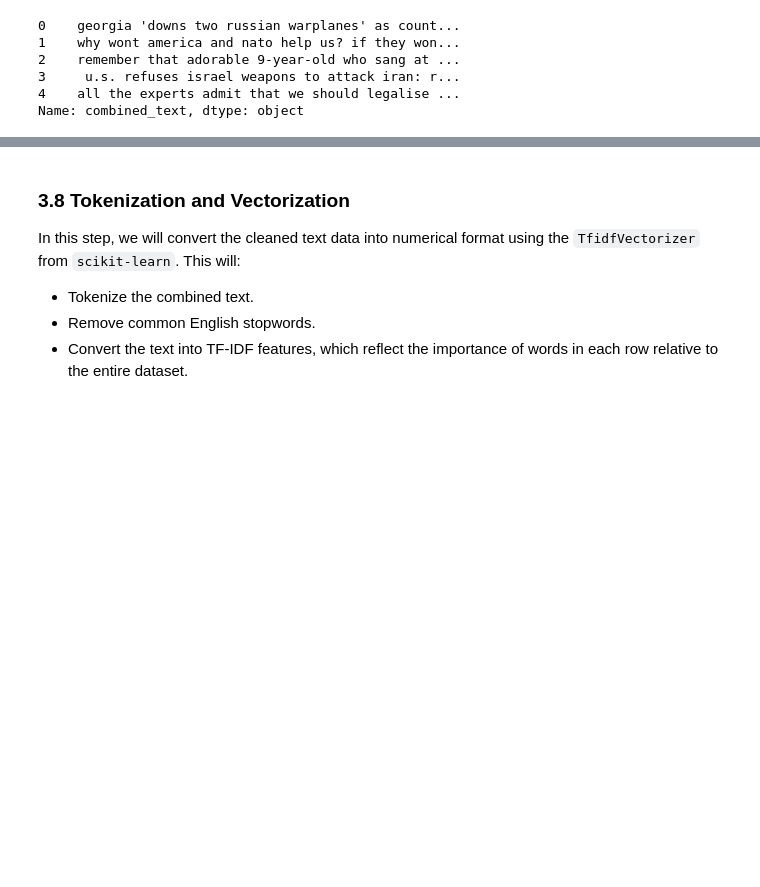
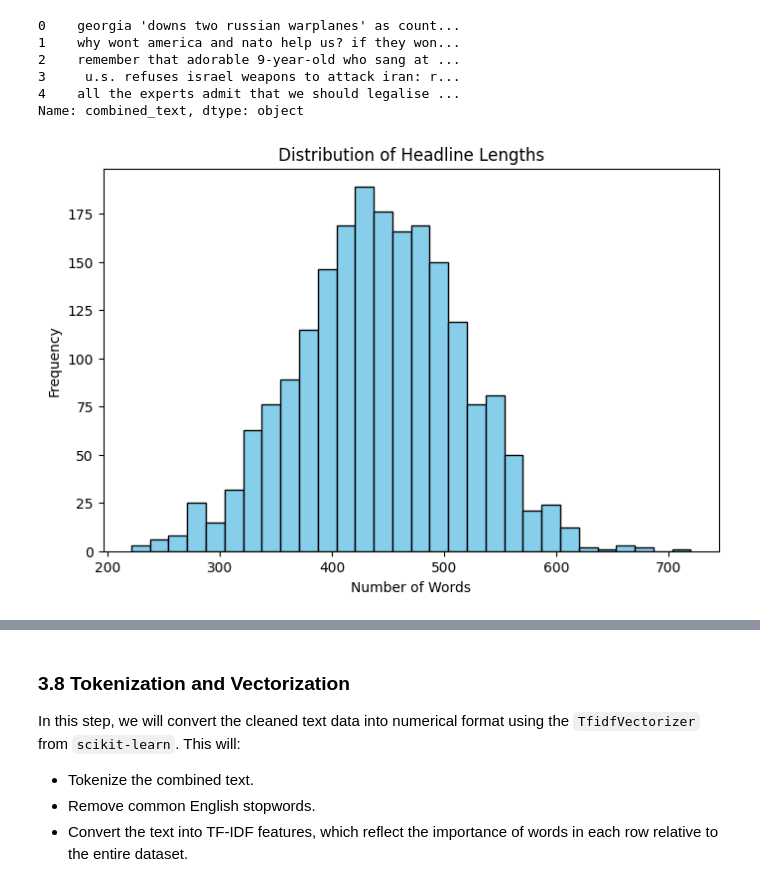
Before and after one commit to don4ye/SentimentPulse, a Jupyter notebook: SentimentPulse_StockPrediction.ipynb, the cells around one changed output, grey strips where cells are left out. Drawn from its saved outputs; the diff is of its cells as text; code cells hidden in the pictures; blank space fills up the shorter version.

Commit message:
Added EDA images, .gitignore, and requirements.txt

```diff
--- a/SentimentPulse_StockPrediction.ipynb
+++ b/SentimentPulse_StockPrediction.ipynb
@@ -166,3 +166,22 @@ data['combined_text'].head()
 3     u.s. refuses israel weapons to attack iran: r...
 4    all the experts admit that we should legalise ...
 Name: combined_text, dtype: object
+# %%
+# Combine Top1 through Top25 into a single text field
+headline_columns = [f'Top{i}' for i in range(1, 26)]
+df['Combined_Headline'] = df[headline_columns].astype(str).agg(' '.join, axis=1)
+# %%
+import matplotlib.pyplot as plt
+
+# Calculate and plot headline length distribution
+df['headline_length'] = df['Combined_Headline'].apply(lambda x: len(x.split()))
+
+plt.figure(figsize=(8, 5))
+plt.hist(df['headline_length'], bins=30, color='skyblue', edgecolor='black')
+plt.title('Distribution of Headline Lengths')
+plt.xlabel('Number of Words')
+plt.ylabel('Frequency')
+plt.savefig('headline_length_distribution.png')
+plt.show()
+# %% [output]
+[figure, added]
```
Also changed, not shown: parts of 2 cells of this notebook, 3 other files.
